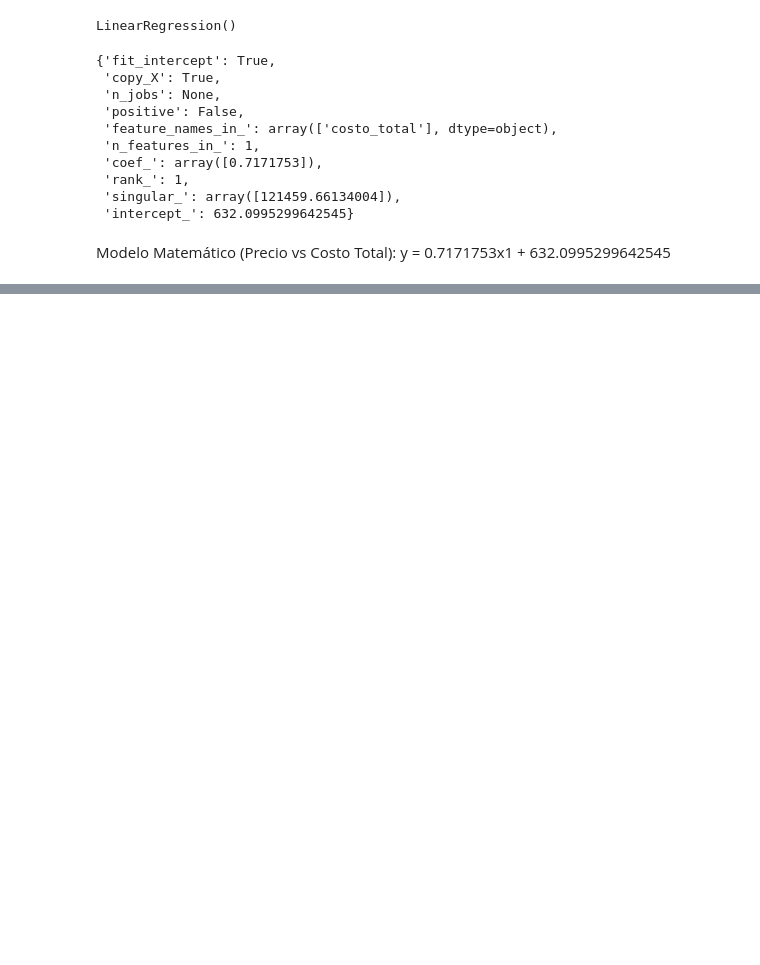
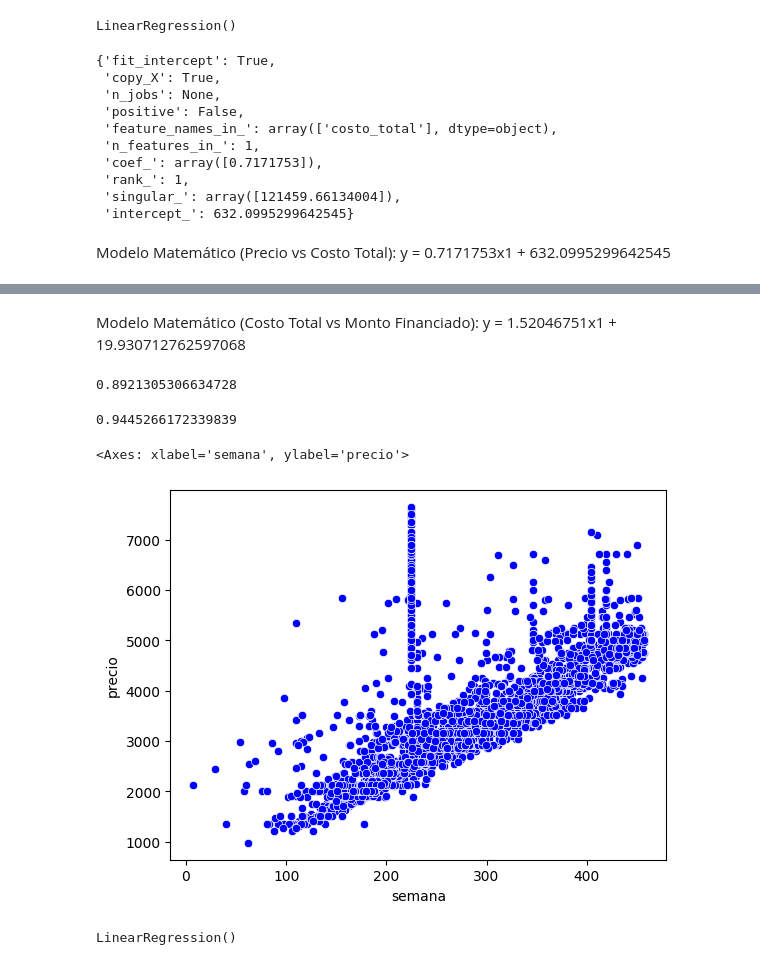
Before and after one commit to Angel353/Act_2_GPPT, a Jupyter notebook: Correlaciones.ipynb, the cells around one changed output, grey strips where cells are left out. Drawn from its saved outputs; the diff is of its cells as text; code cells hidden in the pictures; blank space fills up the shorter version.

```diff
--- a/Correlaciones.ipynb
+++ b/Correlaciones.ipynb
@@ -302,0 +278,25 @@ Modelo Matemático (Precio vs Costo Total): y = 0.7171753x1 + 632.0995299642545
+# %% [markdown]
+Modelo Matemático (Costo Total vs Monto Financiado): y = 1.52046751x1 + 19.930712762597068
+# %%
+# Corroboramos cual es el coeficiente de Determinación de nuestro modelo
+
+coef_Deter = model.score(X = Var_Indep, y = Var_Dep)
+coef_Deter
+# %% [output]
+0.8921305306634728
+# %%
+# Corroboramos cual es el coeficiente de Correlación de nuestro modelo
+coef_Correl = np.sqrt(coef_Deter)
+coef_Correl
+# %% [output]
+0.9445266172339839
+# %%
+# Scatter plot entre la variable dependiente (total) e independientes
+# Comportamiento de su dispersión
+
+from turtle import color
+
+sns.scatterplot(x = 'semana', y = 'precio', color = 'blue', data = Credicel13Sem)
+# %% [output]
+<Axes: xlabel='semana', ylabel='precio'>
+[figure, added]
@@ -302,0 +308,6 @@ Modelo Matemático (Precio vs Costo Total): y = 0.7171753x1 + 632.0995299642545
+# %%
+# Ajustamos el modelo con las variables declaradas
+model.fit(X = Var_Indep, y = Var_Dep)
+# X debe ser mayúscula para la variable independiente
+# %% [output]
+LinearRegression()
```
Also changed, not shown: parts of 25 cells of this notebook.
